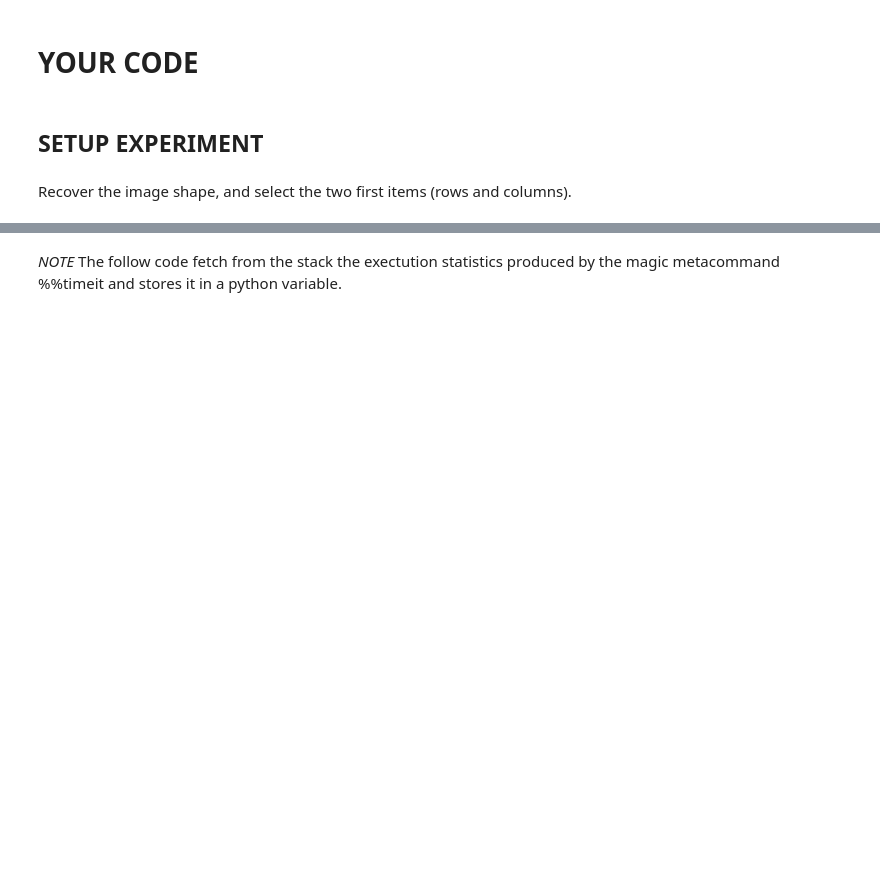
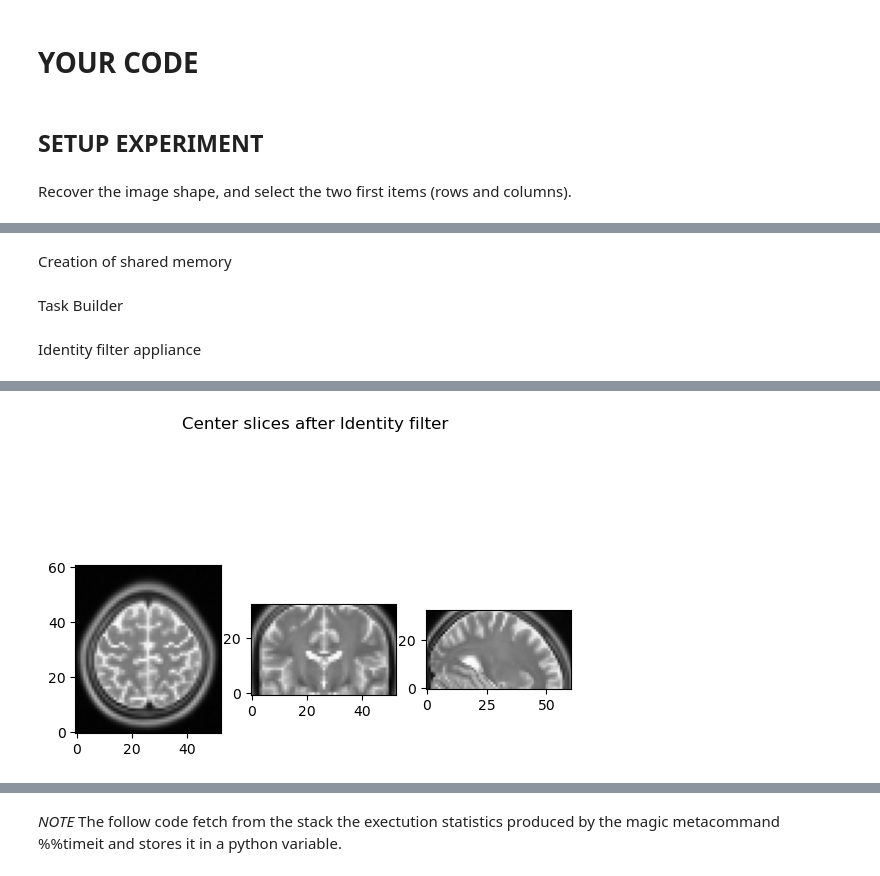
Before and after one commit to alzuaz/Massive-Computing, a Jupyter notebook: FirstPracticalWork.ipynb, the cells around one changed output, grey strips where cells are left out. Saved outputs shown, nothing was run; the diff lists cells and outputs as text; code cells hidden in the pictures; blank space fills up the shorter version.

```diff
--- a/FirstPracticalWork.ipynb
+++ b/FirstPracticalWork.ipynb
@@ -88,5 +97,5 @@ We define a variable IMAGE which is constructed joining the "MYDRIVE" varible pl
 # %%
 #IMAGE=join(MYDRIVE,HERE YOU HAVE TO WRITE THE IMAGE TO LOAD)
 # %%
-IMAGE=join(MYDRIVE,'someones_epi.nii.gz')
+EPI_IMAGE = join(MYDRIVE, "someones_epi.nii.gz")
 # %%
@@ -94,9 +105,8 @@ print("Image to load: {0}".format(IMAGE))
 # %% [markdown]
 Loads an image in a numpy variable, and show.
 # %%
-epi_img = nib.load(IMAGE)
+epi_img = nib.load(EPI_IMAGE)
 epi_img_data = epi_img.get_fdata().astype(np.float32)
-epi_img_data.shape
 # %%
 epi_img_data_final = epi_img_data.T
 # %%
@@ -163,0 +181,2 @@ np.allclose(filtered_image,epi_img_data_final)
+# %% [markdown]
+Creation of shared memory
@@ -163,0 +192,42 @@ np.allclose(filtered_image,epi_img_data_final)
+# %% [markdown]
+Task Builder
+# %%
+def run_filter(kernel, num_workers=None, chunks_per_worker=3):
+    # We run the 3D filter using multiprocessing over Z-slices. The function returns the duration of the process
+    if num_workers is None:
+        num_workers = mp.cpu_count()
+
+    tasks = mylib.build_z_tasks(Z, num_workers, chunks_per_worker)
+
+    t0 = time.perf_counter()
+    with mp.get_context("spawn").Pool(
+        processes=num_workers,
+        initializer=mylib.init_worker,
+        initargs=(epi_img_data_final, kernel, filtered_image_shm, (Z, Y, X))
+    ) as pool:
+        list(pool.imap_unordered(mylib.process_z_slab, tasks))
+    t1 = time.perf_counter()
+    return t1 - t0
+# %% [markdown]
+Identity filter appliance
+# %%
+# This is done as a sanity check (to check our implementation is correct)
+
+# We clear the memory buffer (set entire output image to zero), so that previous results do not interfere
+filtered_image.fill(0.0)
+
+duration_identity = run_filter(filter1, num_workers=mp.cpu_count(), chunks_per_worker=3)
+print(f"Identity. Duration: {duration_identity:.3f}s")
+
+# With this line, we check the correctness of the filter (the output matches the input)
+identity = np.allclose(filtered_image, epi_img_data_final)
+print("Identity produces identical output:", identity)
+
+# We visualize center slices of the output. As the identity filter is used, these should look like the input image slices.
+slice_0 = filtered_image[ min(26, Z-1), :, :]
+slice_1 = filtered_image[ :, min(30, Y-1), :]
+slice_2 = filtered_image[ :, :, min(16, X-1)]
+show_slices([slice_0, slice_1, slice_2])
+plt.suptitle("Center slices after Identity filter")
+plt.show()
+# %% [output]
@@ -163,0 +236 @@ np.allclose(filtered_image,epi_img_data_final)
+[figure, added]
```
Also changed, not shown: parts of 33 cells of this notebook.
